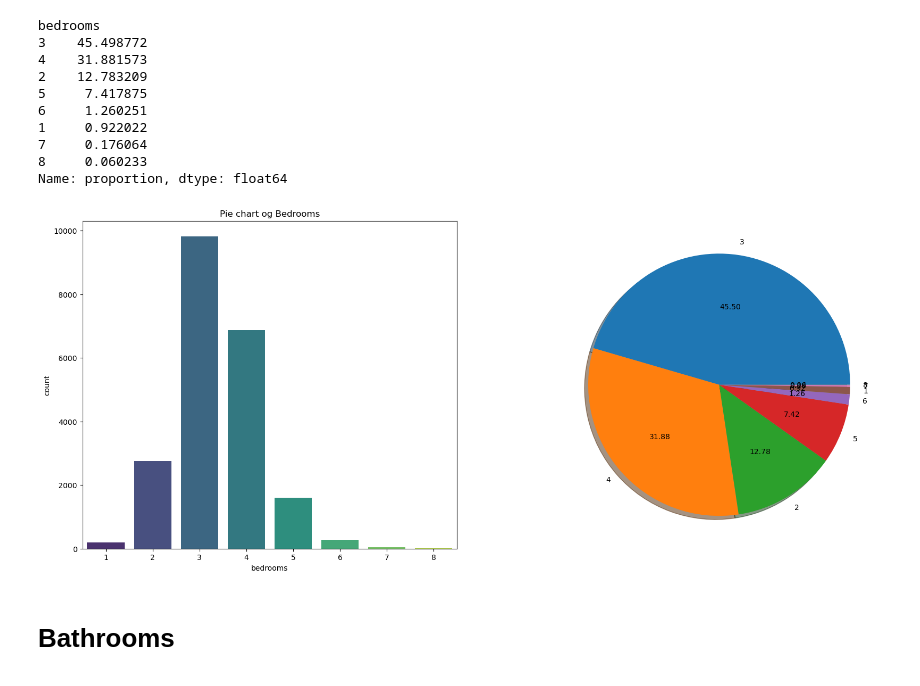
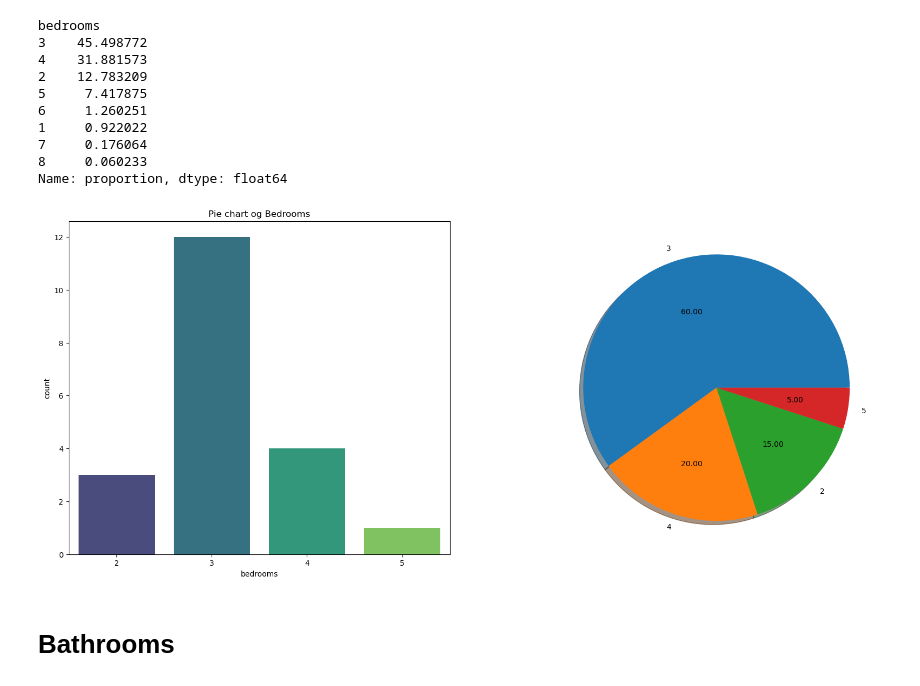
Before and after one commit to Sami606713/Intern, a Jupyter notebook: House_Price_Prediction/Notebook/HousePricePrediction.ipynb, the cells around one changed output. Saved outputs shown, nothing was run; the diff lists cells and outputs as text; code cells hidden in the pictures.

Commit message:
House price prediction

```diff
--- a/House_Price_Prediction/Notebook/HousePricePrediction.ipynb
+++ b/House_Price_Prediction/Notebook/HousePricePrediction.ipynb
@@ -564,19 +564,19 @@ Name: proportion, dtype: float64
 # %%
 fig,(ax1,ax2)=plt.subplots(1,2,figsize=(20,8))
 ax1.set_title("Bar chart og Bedrooms")
 sns.barplot(data=house,
-            x=house['bedrooms'].value_counts().index,
-            y=house['bedrooms'].value_counts(),ax=ax1,palette="viridis")
+            x=house['bedrooms'][:20].value_counts().index,
+            y=house['bedrooms'][:20].value_counts(),ax=ax1,palette="viridis")
 ax1.grid()
 
 ax1.set_title("Pie chart og Bedrooms")
-plt.pie(house['bedrooms'].value_counts(),
-        labels=house['bedrooms'].value_counts().index,autopct="%.2f",
+plt.pie(house['bedrooms'][:20].value_counts(),
+        labels=house['bedrooms'][:20].value_counts().index,autopct="%.2f",
         shadow=True
 )
 ax1.grid()
 # %% [output]
-[figure, old version]
+[figure, new version]
 # %% [markdown]
 # Bathrooms
 # %%
```
Also changed, not shown: parts of 77 cells of this notebook, 1 other file.
